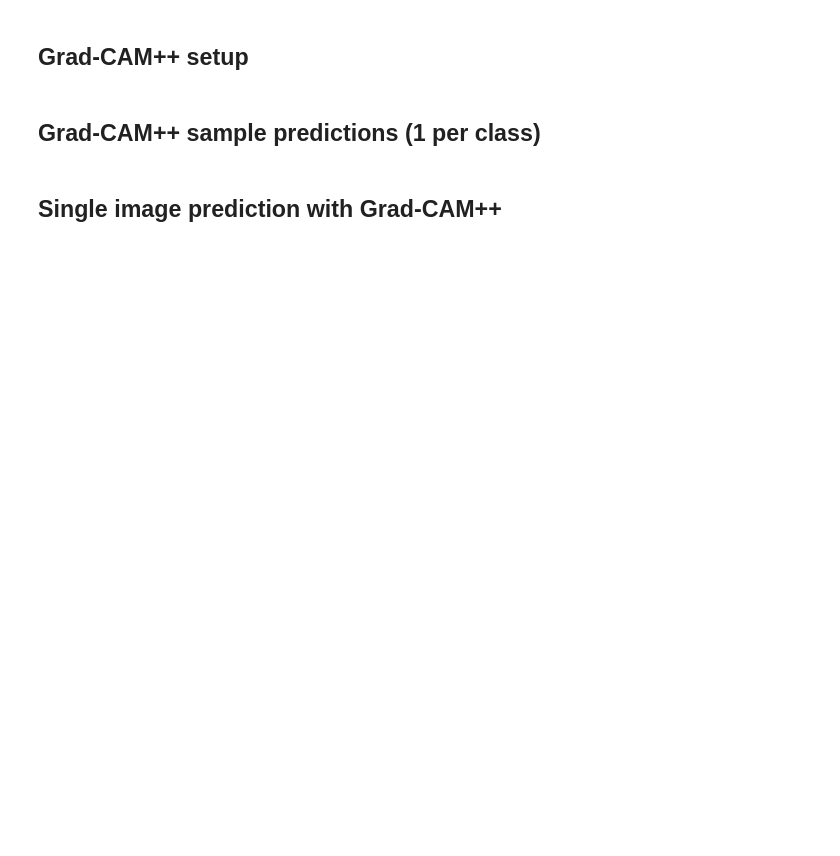
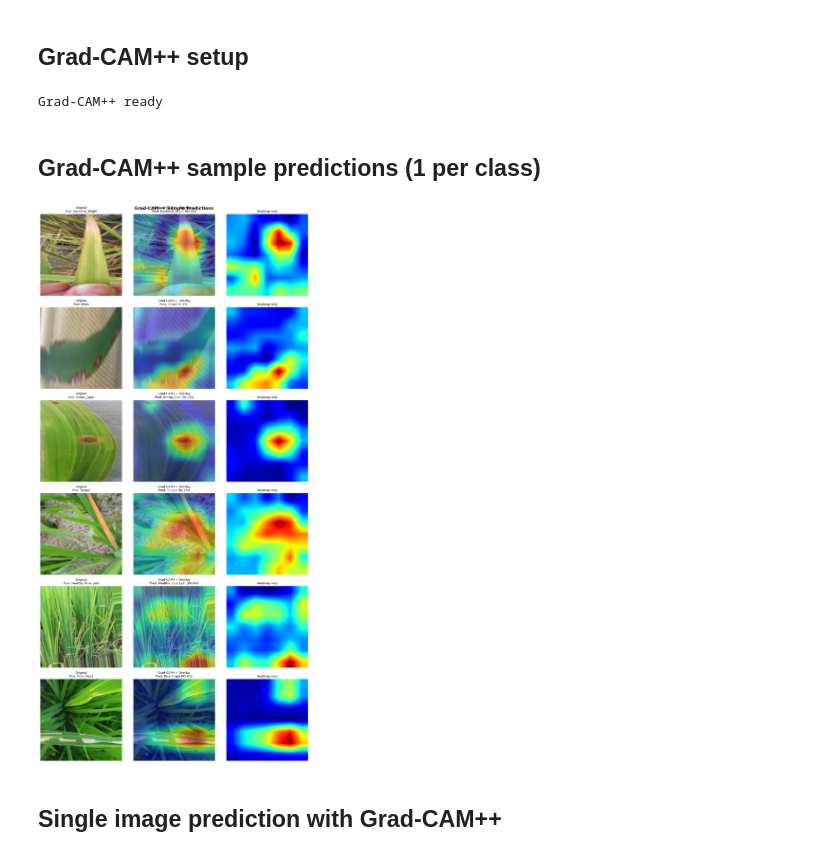
Before and after one commit to jerlongg/rice-disease-detector, a Jupyter notebook: notebooks/04_evaluate_rice_resnet50.ipynb, the cells around one changed output. Drawn from its saved outputs; the diff is of its cells as text; code cells hidden in the pictures; blank space fills up the shorter version.

```diff
--- a/notebooks/04_evaluate_rice_resnet50.ipynb
+++ b/notebooks/04_evaluate_rice_resnet50.ipynb
@@ -24,7 +24,7 @@ MODEL_PATH    = Path('../models/resnet50_rice.safetensors')
 OUTPUT_DIR    = Path('../outputs')
 OUTPUT_DIR.mkdir(parents=True, exist_ok=True)
 
-CLASSES      = ['Bacterial_Blight', 'Blast', 'Brown_Spot', 'Tungro', 'Healthy_Rice_Leaf', 'Hispa']
+CLASSES      = ['Bacterial_Blight', 'Blast', 'Brown_Spot', 'Tungro', 'Healthy_Rice_Leaf', 'Rice_Hispa']
 CLASS_TO_IDX = {c: i for i, c in enumerate(CLASSES)}
 IDX_TO_CLASS = {i: c for c, i in CLASS_TO_IDX.items()}
 NUM_CLASSES  = len(CLASSES)
@@ -216,6 +254,8 @@ def overlay_heatmap(bgr, cam, alpha=0.45):
 
 gradcam = GradCAMPlusPlus(model)
 print('Grad-CAM++ ready')
+# %% [output]
+Grad-CAM++ ready
 # %% [markdown]
 ## Grad-CAM++ sample predictions (1 per class)
 # %%
@@ -229,35 +269,37 @@ for cls in CLASSES:
     if imgs:
         sample_paths.append((random.choice(imgs), CLASS_TO_IDX[cls]))
 
 fig, axes = plt.subplots(len(sample_paths), 3,
-                         figsize=(12, 4 * len(sample_paths)))
+                         figsize=(12, (4 * len(sample_paths))))
 
 for row, (img_path, true_label) in enumerate(sample_paths):
     raw     = cv2.imread(str(img_path))
     disp    = cv2.resize(raw, (IMG_SIZE, IMG_SIZE))
     rgb     = cv2.cvtColor(raw, cv2.COLOR_BGR2RGB)
     tensor  = to_tensor(preprocess(rgb))
 
     cam, pred, conf = gradcam.generate(tensor)
     overlay = overlay_heatmap(disp, cam)
 
     axes[row, 0].imshow(cv2.cvtColor(disp, cv2.COLOR_BGR2RGB))
     axes[row, 0].set_title(f'Original\nTrue: {CLASSES[true_label]}', fontsize=9)
     axes[row, 0].axis('off')
 
     axes[row, 1].imshow(cv2.cvtColor(overlay, cv2.COLOR_BGR2RGB))
     axes[row, 1].set_title(
         f'Grad-CAM++ Overlay\nPred: {CLASSES[pred]} ({conf*100:.1f}%)', fontsize=9)
     axes[row, 1].axis('off')
 
     axes[row, 2].imshow(cam, cmap='jet')
     axes[row, 2].set_title('Heatmap only', fontsize=9)
     axes[row, 2].axis('off')
 
 plt.suptitle('Grad-CAM++ Sample Predictions', fontsize=13, fontweight='bold')
 plt.tight_layout()
-plt.savefig(OUTPUT_DIR / 'gradcam_samples.png', dpi=150)
+plt.savefig(OUTPUT_DIR / 'gradcam_samples_rice_resnet50.png', dpi=150)
 plt.show()
+# %% [output]
+[figure, added]
 # %% [markdown]
 ## Single image prediction with Grad-CAM++
 # %%
```
Also changed, not shown: parts of 6 cells of this notebook, 5 other files.
